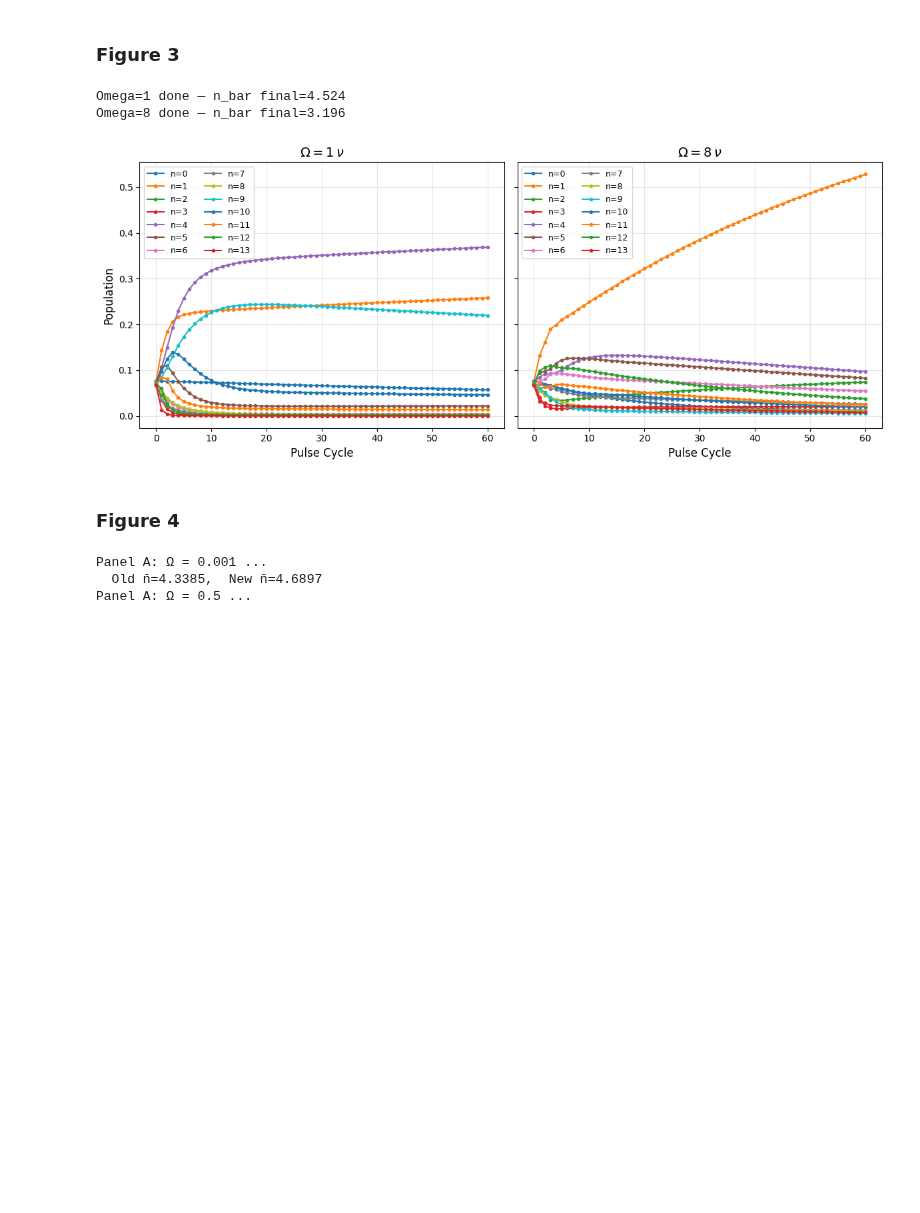
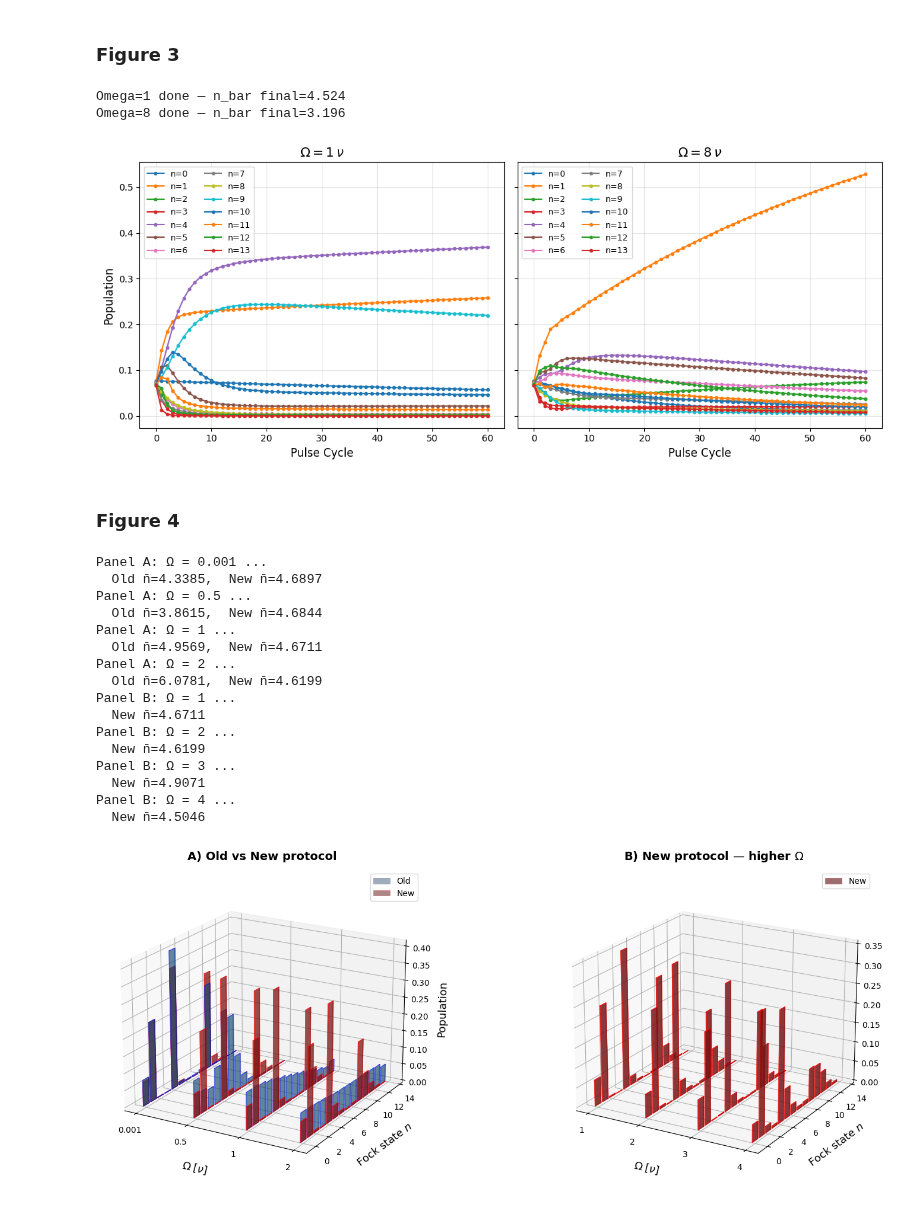
Before and after one commit to GonReina/QLearn, a Jupyter notebook: trapped_ions/Fock_mixtures_sim.ipynb, the cells around one changed output. Cells and saved outputs as stored; diff of their text form; code cells hidden in the pictures; blank space fills up the shorter version.

```diff
--- a/trapped_ions/Fock_mixtures_sim.ipynb
+++ b/trapped_ions/Fock_mixtures_sim.ipynb
@@ -1334,7 +1335,7 @@ fig = plt.figure(figsize=(18, 7))
 
 bar_width = 0.8   # width along fock-state axis
 bar_depth = 0.02  # very thin along Omega axis → looks 2D
-spacing = 1.0     # spacing between Omega slices
+spacing = 1.6     # spacing between Omega slices
 n_fock = np.arange(n_show)
 
 # ── Panel A: Old (blue) vs New (orange) superimposed ──────────────
@@ -1349,13 +1350,13 @@ for slice_idx, Om in enumerate(Omega_values_A):
     ax1.bar3d(np.full(n_show, x_centre - bar_depth / 2),
               n_fock - bar_width / 2, np.zeros(n_show),
               bar_depth, bar_width, z_old,
-              color='tab:blue', alpha=0.85, edgecolor='k', linewidth=0.4,
+              color='tab:blue', alpha=0.4, edgecolor='b', linewidth=0.4,
               label='Old' if slice_idx == 0 else '', zsort='average')
-    # Draw new (orange) on top
+    # Draw new (red) on top
     ax1.bar3d(np.full(n_show, x_centre - bar_depth / 2),
               n_fock - bar_width / 2, np.zeros(n_show),
               bar_depth, bar_width, z_new,
-              color='tab:orange', alpha=0.7, edgecolor='k', linewidth=0.4,
+              color='tab:red', alpha=0.5, edgecolor='r', linewidth=0.4,
               label='New' if slice_idx == 0 else '', zsort='average')
 
 ax1.set_xticks([i * spacing for i in range(len(Omega_values_A))])
@@ -1368,31 +1369,45 @@ ax1.view_init(elev=20, azim=-60)
 ax1.legend(loc='upper right', fontsize=10)
 
 # ── Panel B: New protocol only at higher Omega ────────────────────
 ax2 = fig.add_subplot(122, projection='3d')
 
 for slice_idx, Om in enumerate(Omega_values_B):
     x_centre = slice_idx * spacing
     z_new = results_new_B[Om][:n_show]
 
     ax2.bar3d(np.full(n_show, x_centre - bar_depth / 2),
               n_fock - bar_width / 2, np.zeros(n_show),
               bar_depth, bar_width, z_new,
-              color='tab:orange', alpha=0.8, edgecolor='k', linewidth=0.4,
+              color='tab:red', alpha=0.6, edgecolor='r', linewidth=0.4,
               label='New' if slice_idx == 0 else '', zsort='average')
 
 ax2.set_xticks([i * spacing for i in range(len(Omega_values_B))])
 ax2.set_xticklabels([f'{Om}' for Om in Omega_values_B], fontsize=10)
 ax2.set_xlabel(r'$\Omega\;[\nu]$', fontsize=13, labelpad=12)
 ax2.set_ylabel('Fock state $n$', fontsize=13, labelpad=10)
 ax2.set_zlabel('Population', fontsize=13, labelpad=8)
 ax2.set_title('B) New protocol — higher $\\Omega$', fontsize=14, fontweight='bold', pad=12)
 ax2.view_init(elev=20, azim=-60)
 ax2.legend(loc='upper right', fontsize=10)
 
 plt.tight_layout()
 plt.savefig('figure4_3d_comparison.png', dpi=200, bbox_inches='tight')
 plt.show()
 # %% [output]
 Panel A: Ω = 0.001 ...
   Old n̄=4.3385,  New n̄=4.6897
 Panel A: Ω = 0.5 ...
+  Old n̄=3.8615,  New n̄=4.6844
+Panel A: Ω = 1 ...
+  Old n̄=4.9569,  New n̄=4.6711
+Panel A: Ω = 2 ...
+  Old n̄=6.0781,  New n̄=4.6199
+Panel B: Ω = 1 ...
+  New n̄=4.6711
+Panel B: Ω = 2 ...
+  New n̄=4.6199
+Panel B: Ω = 3 ...
+  New n̄=4.9071
+Panel B: Ω = 4 ...
+  New n̄=4.5046
+[figure, added]
```
Also changed, not shown: parts of 2 cells of this notebook, 2 other files.
